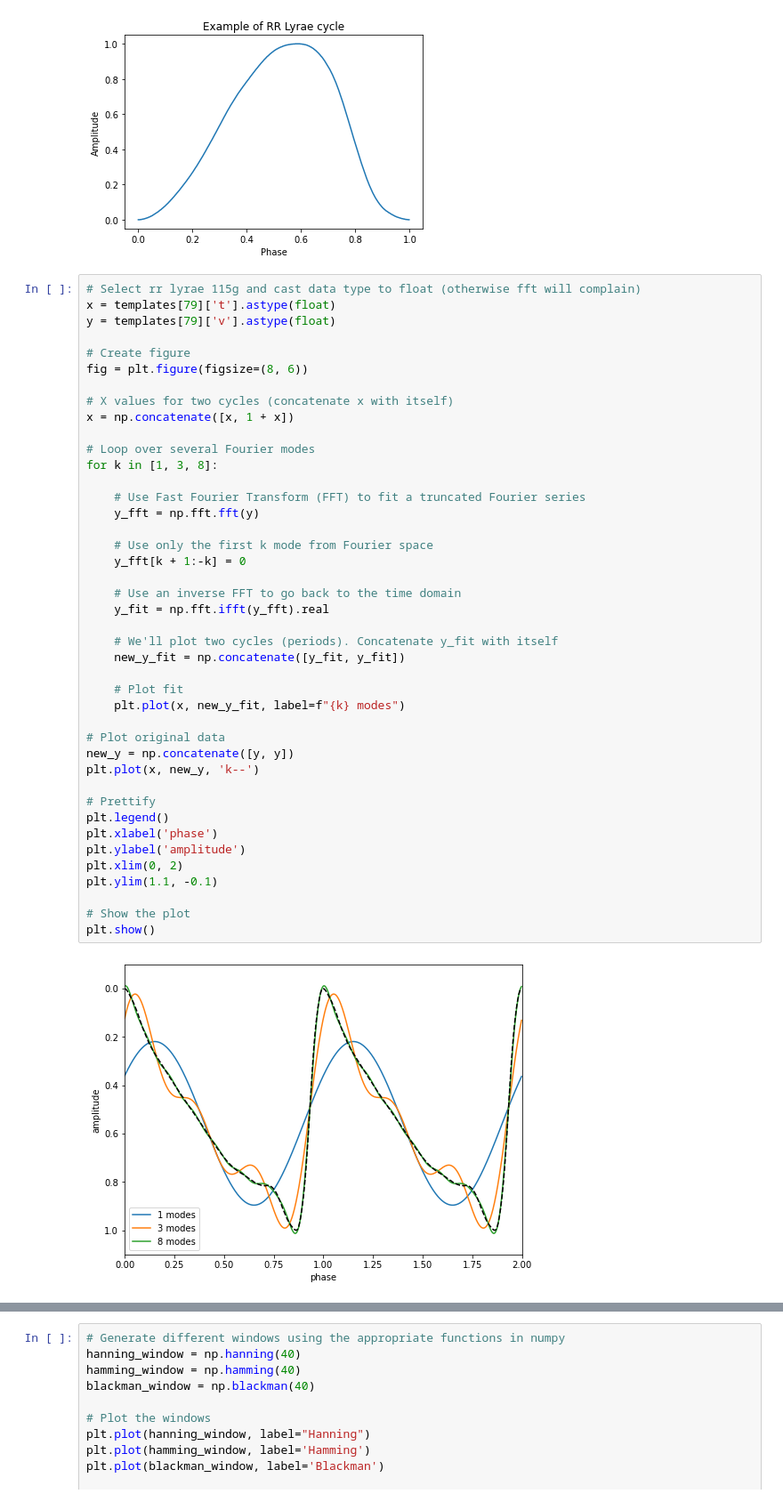
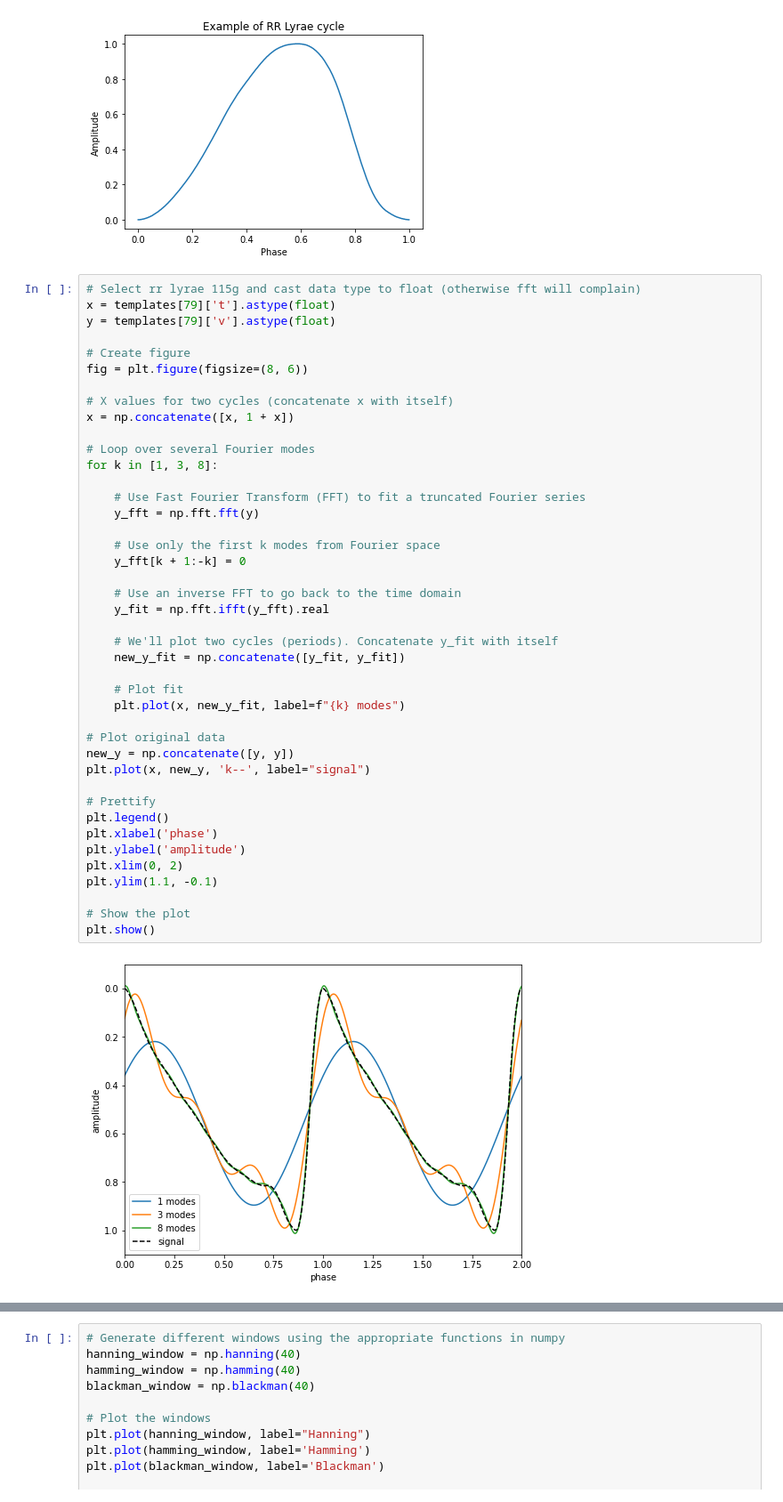
Before and after one commit to uom-lectures/PHY3287, a Jupyter notebook: lecture_3.ipynb, the cells around one changed output, grey strips where cells are left out. Shown at 89% size. Drawn from its saved outputs; the diff is of its cells as text.

```diff
--- a/lecture_3.ipynb
+++ b/lecture_3.ipynb
@@ -53,36 +53,36 @@ x = np.concatenate([x, 1 + x])
 # Loop over several Fourier modes
 for k in [1, 3, 8]:
 
     # Use Fast Fourier Transform (FFT) to fit a truncated Fourier series
     y_fft = np.fft.fft(y)
 
-    # Use only the first k mode from Fourier space
+    # Use only the first k modes from Fourier space
     y_fft[k + 1:-k] = 0
 
     # Use an inverse FFT to go back to the time domain
     y_fit = np.fft.ifft(y_fft).real
 
     # We'll plot two cycles (periods). Concatenate y_fit with itself
     new_y_fit = np.concatenate([y_fit, y_fit])
 
     # Plot fit
     plt.plot(x, new_y_fit, label=f"{k} modes")
 
 # Plot original data
 new_y = np.concatenate([y, y])
-plt.plot(x, new_y, 'k--')
+plt.plot(x, new_y, 'k--', label="signal")
 
 # Prettify
 plt.legend()
 plt.xlabel('phase')
 plt.ylabel('amplitude')
 plt.xlim(0, 2)
 plt.ylim(1.1, -0.1)
 
 # Show the plot
 plt.show()
 # %% [output]
-[figure, old version]
+[figure, new version]
 # %% [markdown]
 The Fourier Transofrm of a function $h(t)$ is defined as
 
```
Also changed, not shown: parts of 9 cells of this notebook, 3 other files.
